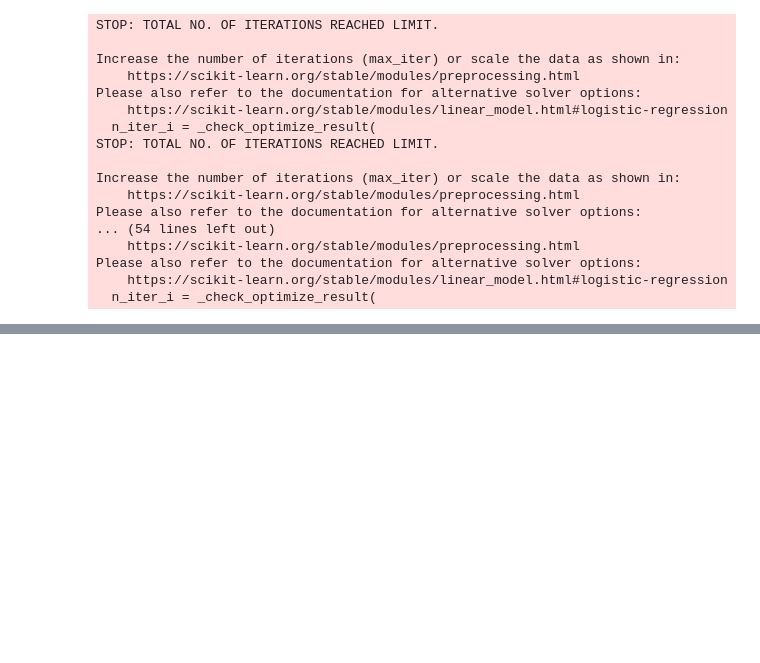
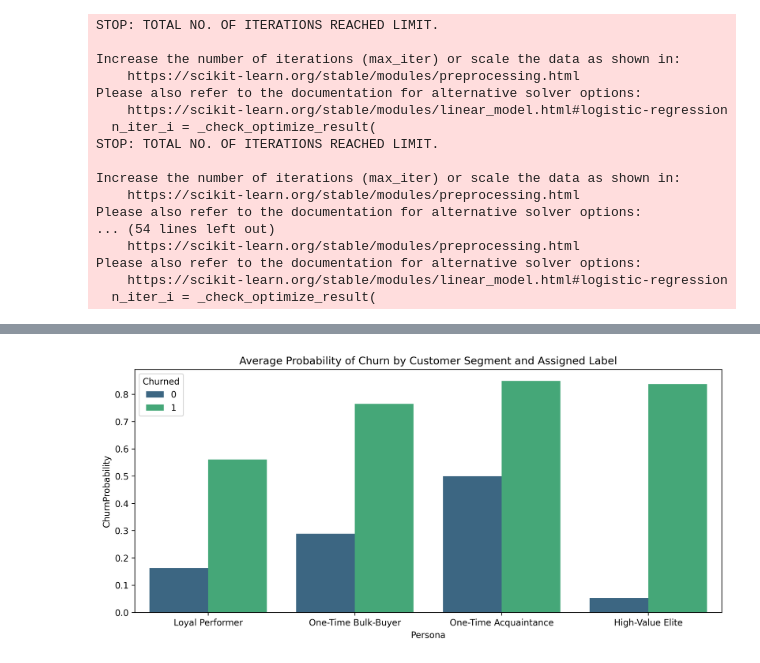
Before and after one commit to mundundan-star/online-retail-customer-analytics, a Jupyter notebook: 5.0 Churn_Model_Selection and Evaluation.ipynb, the cells around one changed output, grey strips where cells are left out. Drawn from its saved outputs; the diff is of its cells as text; code cells hidden in the pictures; blank space fills up the shorter version.

```diff
--- a/5.0 Churn_Model_Selection and Evaluation.ipynb
+++ b/5.0 Churn_Model_Selection and Evaluation.ipynb
@@ -304,0 +195,20 @@ shap.plots.waterfall(shap_values_class1[0], max_display=10)
+# %%
+# Predicting churn for entire dataset
+X_all = df.drop(cols_to_drop, axis = 1)
+X_all.drop("CustomerID", inplace = True, axis = 1)
+X_all = pd.get_dummies(X_all, drop_first = True)
+
+churn_label = loaded_model.predict(X_all)
+churn_prob = loaded_model.predict_proba(X_all)[:,1]
+
+churn_df = df.copy() #.drop(cols_to_drop, axis = 1)
+
+churn_df["ChurnProbability"] = churn_prob
+churn_df["ChurnLabel"] = churn_label
+
+plt.figure(figsize = (12,5), dpi = 300)
+sns.barplot(data = churn_df, x = "Persona", y = "ChurnProbability", hue = "Churned", errorbar = None, palette = "viridis")
+plt.title("Average Probability of Churn by Customer Segment and Assigned Label")
+plt.show()
+# %% [output]
+[figure, added]
```
Also changed, not shown: parts of 8 cells of this notebook.
